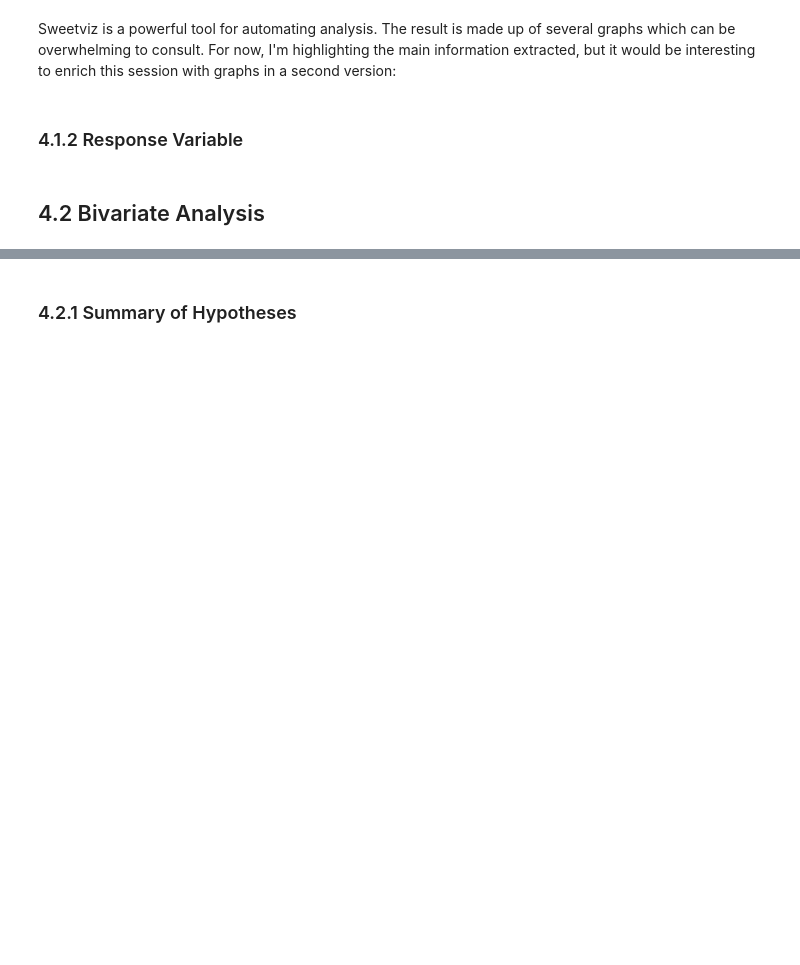
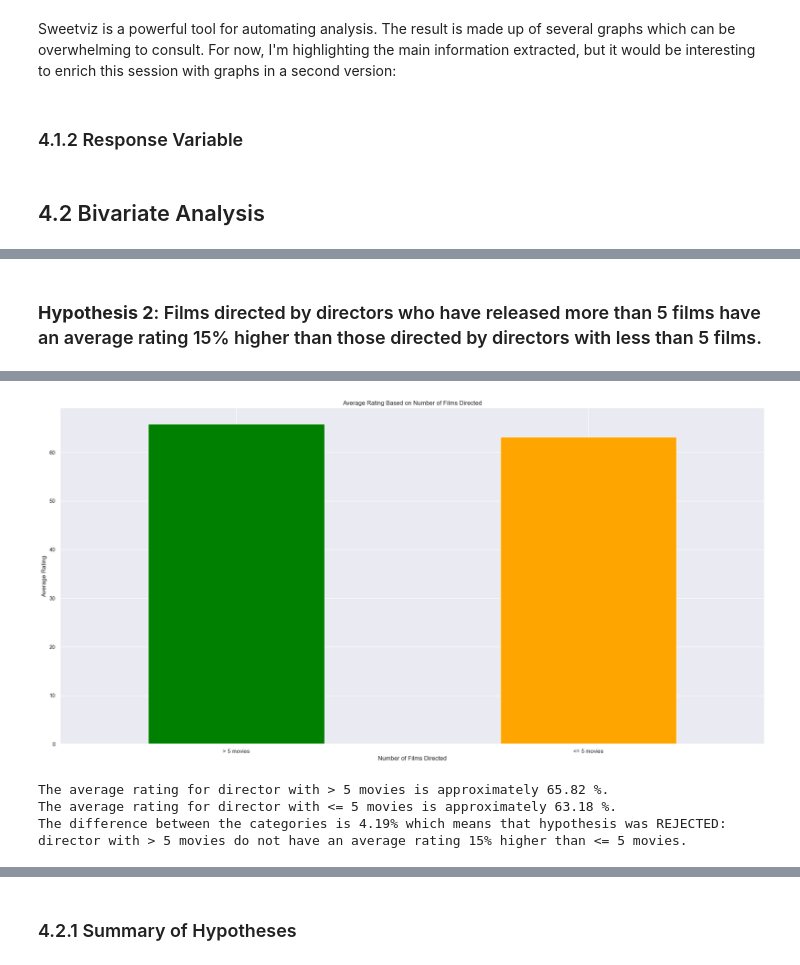
Before and after one commit to SamuelOliveirads/netflix-ratings-forecast, a Jupyter notebook: notebooks/v1.3_exploratory_data_analysis.ipynb, the cells around one changed output, grey strips where cells are left out. Drawn from its saved outputs; the diff is of its cells as text; code cells hidden in the pictures; blank space fills up the shorter version.

```diff
--- a/notebooks/v1.3_exploratory_data_analysis.ipynb
+++ b/notebooks/v1.3_exploratory_data_analysis.ipynb
@@ -64,0 +101,23 @@ Sweetviz is a powerful tool for automating analysis. The result is made up of se
+# %% [markdown]
+### **Hypothesis 2**: Films directed by directors who have released more than 5 films have an average rating 15% higher than those directed by directors with less than 5 films.
+# %%
+# Grouping by director and counting the number of movies they directed
+director_counts = exploratory_data_analysis.groupby('director').size()
+
+# Filtering directors who directed more than 5 movies and less than 5 movies
+directors_more_than_5 = director_counts[director_counts > 5].index
+directors_less_or_equal_5 = director_counts[director_counts <= 5].index
+
+# Calculating average ratings for both groups
+rating_more_than_5 = exploratory_data_analysis[exploratory_data_analysis['director'].isin(directors_more_than_5)]['rating'].mean()
+rating_less_than_5 = exploratory_data_analysis[exploratory_data_analysis['director'].isin(directors_less_or_equal_5)]['rating'].mean()
+
+director_ratings = pd.Series([rating_more_than_5, rating_less_than_5], index=['> 5 movies', '<= 5 movies'])
+
+director_ratings.plot(kind='bar', color=['green', 'orange'])
+plt.title('Average Rating Based on Number of Films Directed')
+plt.ylabel('Average Rating')
+plt.xlabel('Number of Films Directed')
+plt.xticks(rotation=0)
+plt.show()
+# %% [output]
@@ -64,0 +125,18 @@ Sweetviz is a powerful tool for automating analysis. The result is made up of se
+[figure, added]
+# %%
+difference = ((director_ratings['> 5 movies'] - director_ratings['<= 5 movies']) / director_ratings['<= 5 movies']) * 100
+
+print(f"The average rating for director with {director_ratings.index[0]} is approximately {director_ratings['> 5 movies']:.2f} %.")
+print(f"The average rating for director with {director_ratings.index[1]} is approximately {director_ratings['<= 5 movies']:.2f} %.")
+
+print(f"The difference between the categories is {difference:.2f}% which means that", end=" ")
+
+hipo_perc = 15
+if difference >= hipo_perc:
+    print(f"hypothesis was VALIDATED: director with {director_ratings.index[0]} have an average rating at least {hipo_perc}% higher than {director_ratings.index[1]}.")
+else:
+    print(f"hypothesis was REJECTED: director with {director_ratings.index[0]} do not have an average rating {hipo_perc}% higher than {director_ratings.index[1]}.")
+# %% [output]
+The average rating for director with > 5 movies is approximately 65.82 %.
+The average rating for director with <= 5 movies is approximately 63.18 %.
+The difference between the categories is 4.19% which means that hypothesis was REJECTED: director with > 5 movies do not have an average rating 15% higher than <= 5 movies.
```
Also changed, not shown: parts of 23 cells of this notebook, 1 other file.
